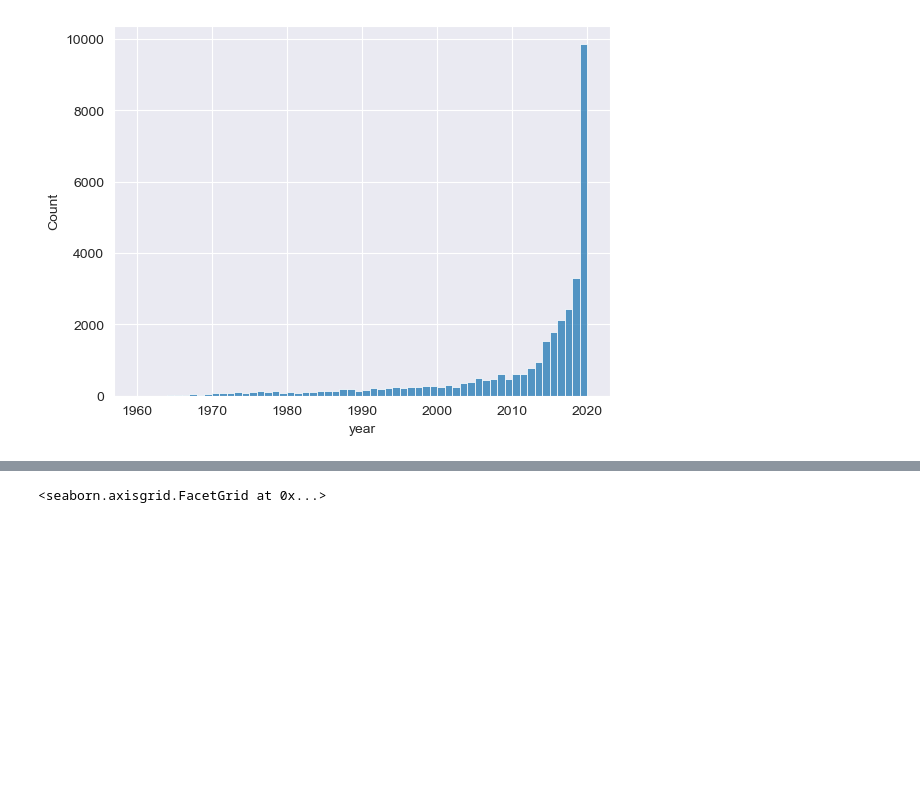
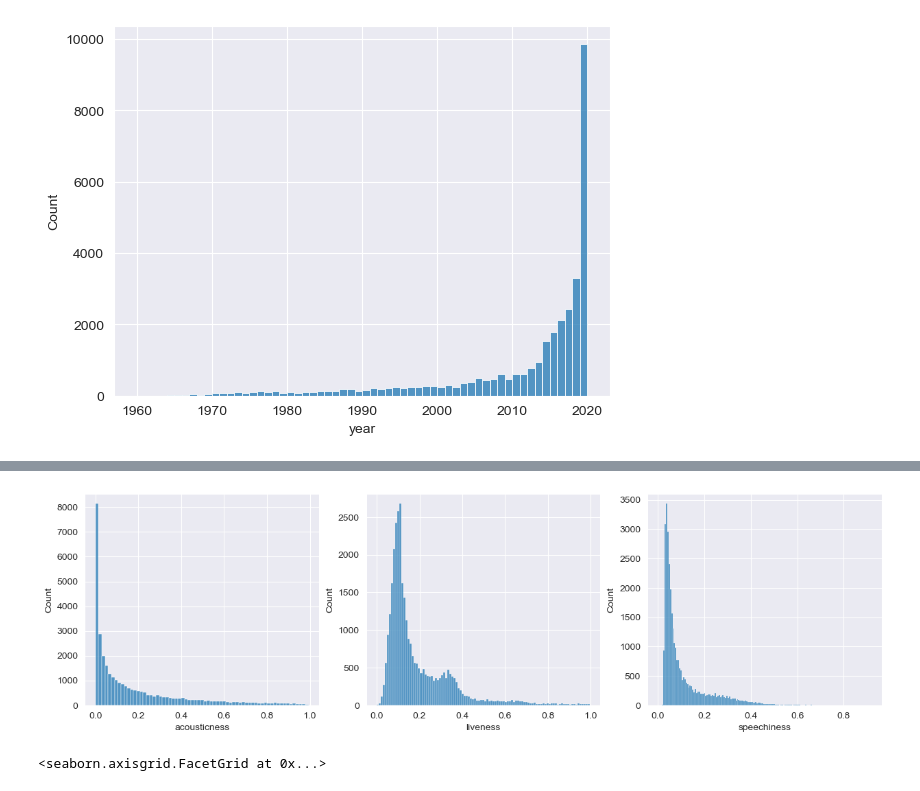
Before and after one commit to Toffuh/project-aids, a Jupyter notebook: Spotify.ipynb, the cells around one changed output, grey strips where cells are left out. Drawn from its saved outputs; the diff is of its cells as text; code cells hidden in the pictures; blank space fills up the shorter version.

```diff
--- a/Spotify.ipynb
+++ b/Spotify.ipynb
@@ -110,3 +110,15 @@ for i, variable in enumerate(variables):
+# %%
+variables = ["acousticness", "liveness", "speechiness"]
+
+# Set up a grid of subplots
+fig, axes = plt.subplots(nrows=1, ncols=3, figsize=(15, 4))
+
+axes = axes.flatten()
+
+for i, variable in enumerate(variables):
+    sns.histplot(data=data, x=variable, ax=axes[i])
+# %% [output]
+[figure, added]
 # %%
 sns.displot(data=data[data["playlist_genre"] != "edm"], x="duration_m%", col="playlist_genre", hue="playlist_genre",
             col_wrap=3)
```
Also changed, not shown: parts of 1 cell of this notebook, 3 other files.
